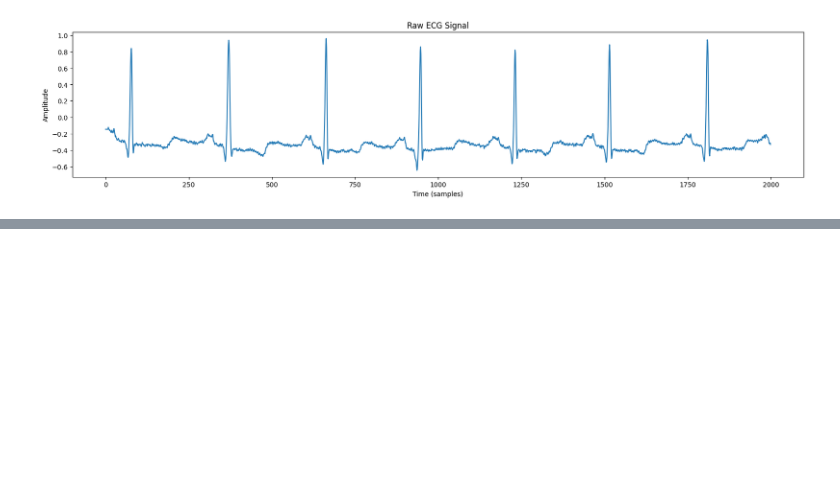
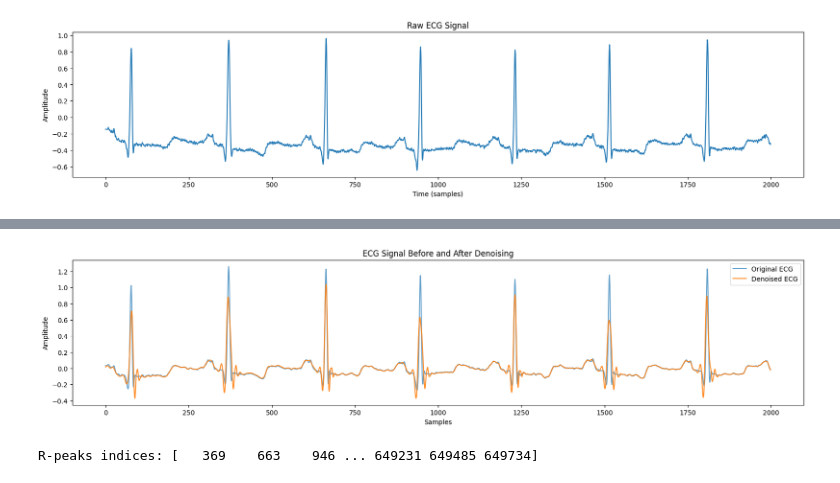
Before and after one commit to Cobrachainsaw/Arrhythmia_real_time_system, a Jupyter notebook: preprocess.ipynb, the cells around one changed output, grey strips where cells are left out. Cells and saved outputs as stored; diff of their text form; code cells hidden in the pictures; blank space fills up the shorter version.

```diff
--- a/preprocess.ipynb
+++ b/preprocess.ipynb
@@ -43,0 +57,27 @@ y = filtfilt(b, a, data)
+# %%
+coeffs = pywt.wavedec(filtered_signal, 'db6', level=9)
+coeffs[0] = np.zeros_like(coeffs[0])
+coeffs[-1] = np.zeros_like(coeffs[-1])
+coeffs[-2] = np.zeros_like(coeffs[-2])
+coeffs[-3] = np.zeros_like(coeffs[-3])
+# %%
+# Reconstruct the denoised signal using inverse wavelet transform
+denoised_signal = pywt.waverec(coeffs, 'db6')
+
+# Plot original and denoised signals
+plt.figure(figsize=(20, 4))
+plt.plot(filtered_signal[:2000], label="Original ECG", alpha=0.7)
+plt.plot(denoised_signal[:2000], label="Denoised ECG", alpha=0.9)
+plt.legend()
+plt.title("ECG Signal Before and After Denoising")
+plt.xlabel("Samples")
+plt.ylabel("Amplitude")
+plt.show()
+# %% [output]
+[figure, added]
+# %%
+signals, info = nk.ecg_process(denoised_signal, sampling_rate=360)
+r_peaks = info["ECG_R_Peaks"]
+print("R-peaks indices:", r_peaks)
+# %% [output]
+R-peaks indices: [   369    663    946 ... 649231 649485 649734]
```
Also changed, not shown: parts of 5 cells of this notebook.
